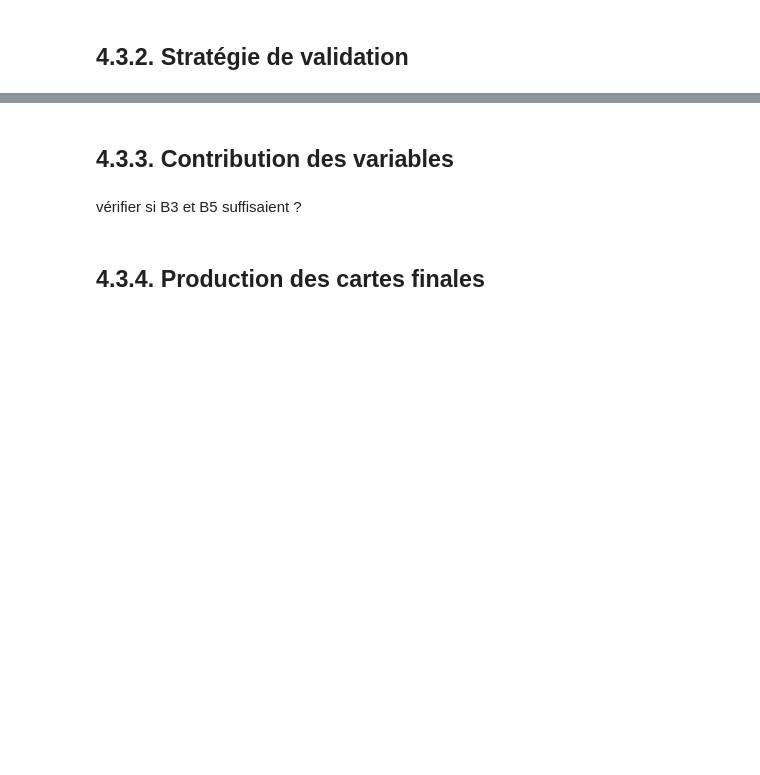
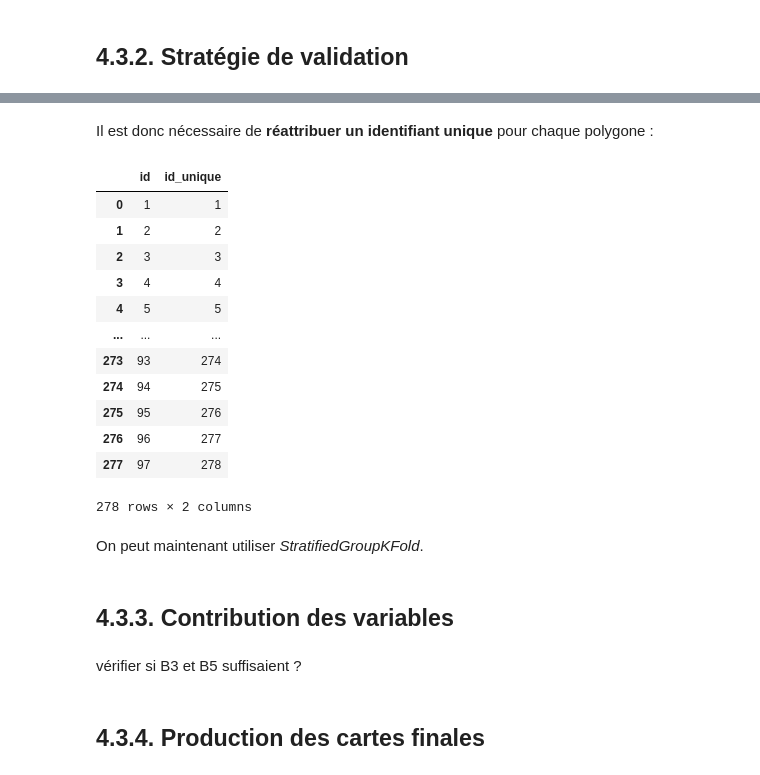
Before and after one commit to VT-94/projet_telea_THORIN_VINCENT, a Jupyter notebook: projet_telea_THORIN_VINCENT.ipynb, the cells around one changed output, grey strips where cells are left out. Drawn from its saved outputs; the diff is of its cells as text; code cells hidden in the pictures; blank space fills up the shorter version.

Commit message:
poursuite des hyperparamètres ; réindexation des polygones de manière unique

```diff
--- a/projet_telea_THORIN_VINCENT.ipynb
+++ b/projet_telea_THORIN_VINCENT.ipynb
@@ -512,3 +534,25 @@ Il s'agit d'une méthode supervisée très utilisée car elle
+# %% [markdown]
+Il est donc nécessaire de **réattribuer un identifiant unique** pour chaque polygone :
+# %%
+gdf["id_unique"] = range(1, len(gdf) + 1)
+
+gdf[["id", "id_unique"]]
+# %% [output]
+|  | id | id_unique |
+| 0 | 1 | 1 |
+| 1 | 2 | 2 |
+| 2 | 3 | 3 |
+| 3 | 4 | 4 |
+| 4 | 5 | 5 |
+| ... | ... | ... |
+| 273 | 93 | 274 |
+| 274 | 94 | 275 |
+| 275 | 95 | 276 |
+| 276 | 96 | 277 |
+| 277 | 97 | 278 |
+278 rows × 2 columns
+# %% [markdown]
+On peut maintenant utiliser *StratifiedGroupKFold*.
 # %% [markdown]
 ## 4.3.3. Contribution des variables
 # %% [markdown]
```
Also changed, not shown: parts of 3 cells of this notebook.
